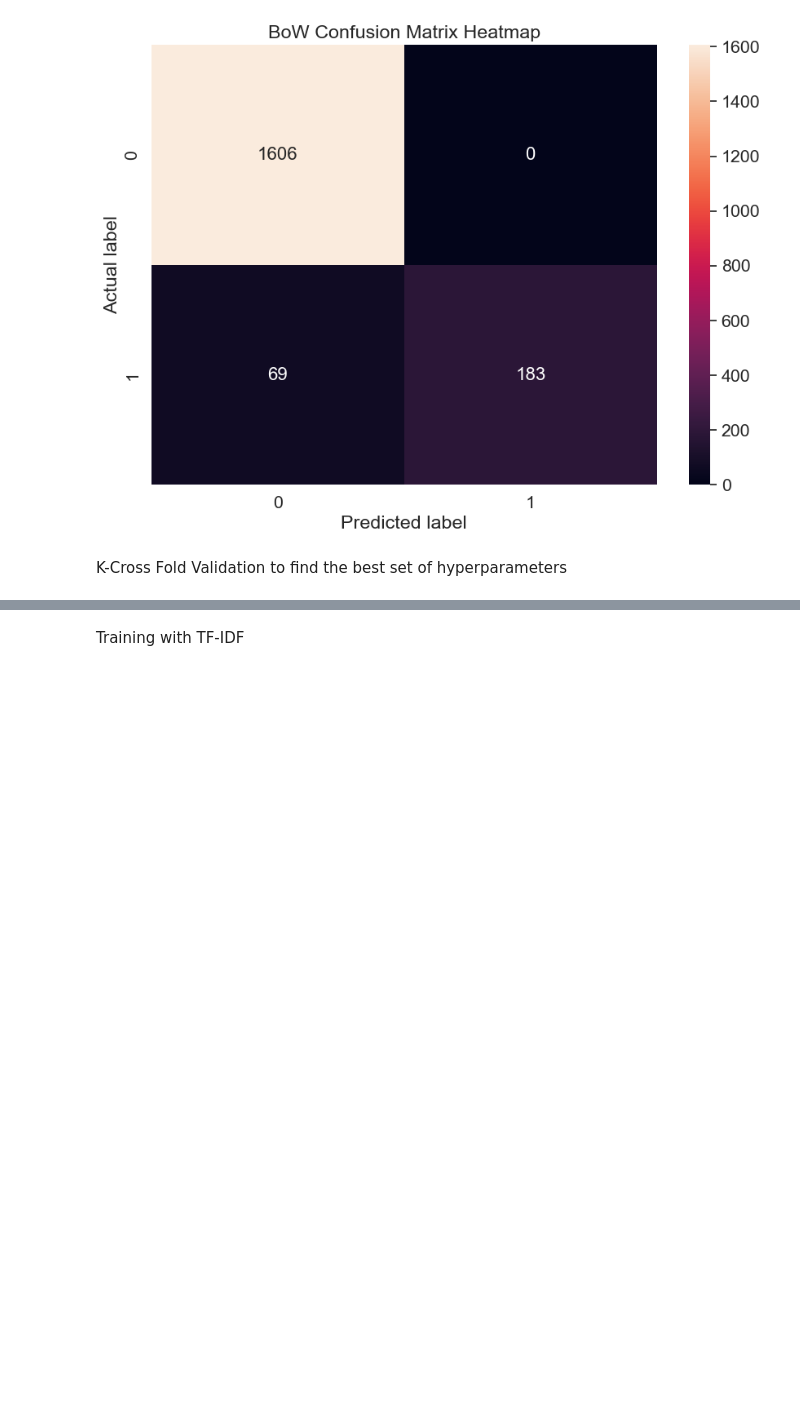
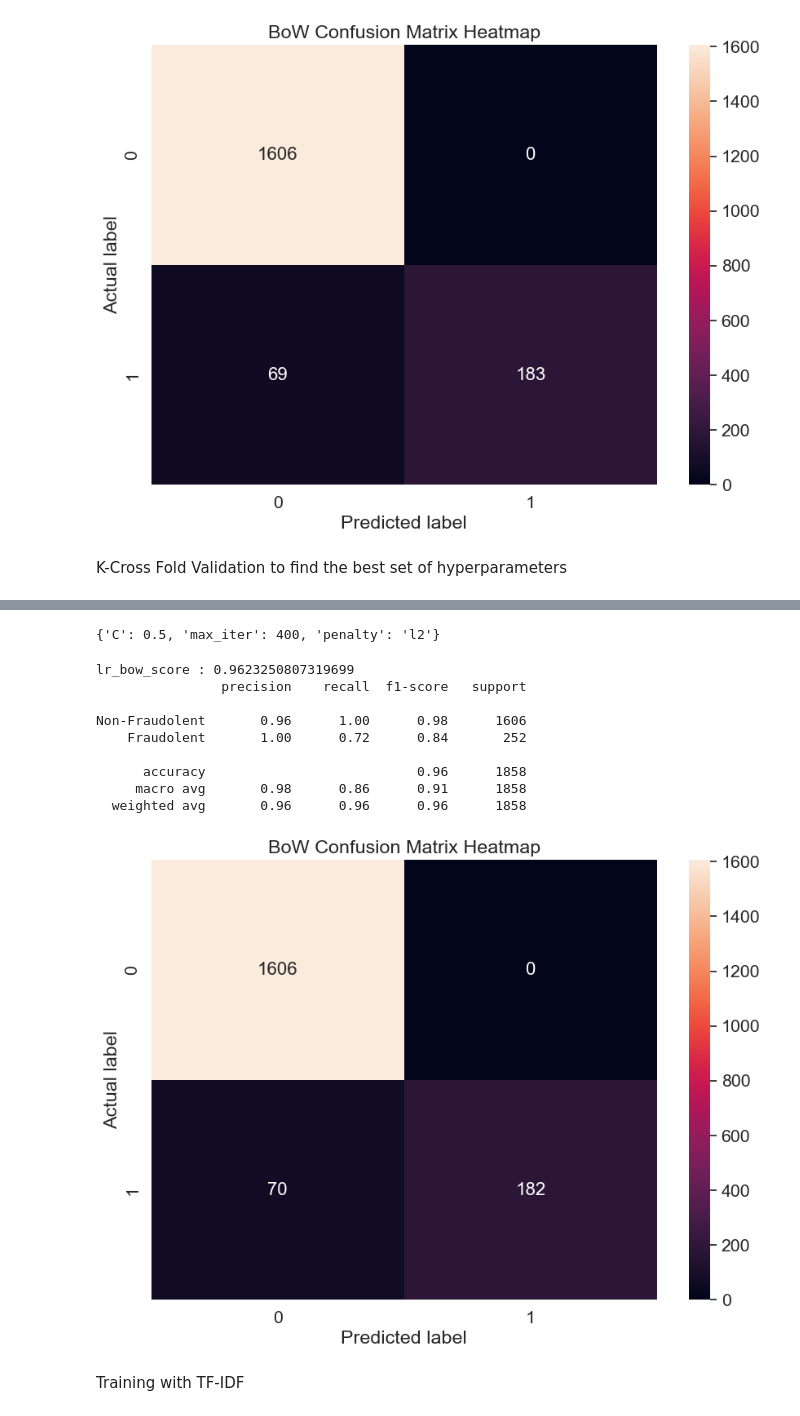
Before and after one commit to birnart/ai_safecom, a Jupyter notebook: main.ipynb, the cells around one changed output, grey strips where cells are left out. Saved outputs shown, nothing was run; the diff lists cells and outputs as text; code cells hidden in the pictures; blank space fills up the shorter version.

Commit message:
implemented very questionable hyperparameter tuning via k-cross validation for lr_bow, somehow model got worse but general frame will be usefull

```diff
--- a/main.ipynb
+++ b/main.ipynb
@@ -501,3 +495,49 @@ results_df.head()
+# %%
+params_lr = {'penalty': ["l2", "elasticnet", None], 'max_iter': [400, 500, 600, 700], 'C': [0.5, 1, 1.5]}
+
+lr_hyperparameters = k_cross_v(lr, params_lr, cv_train_text, train_sentiments)
+
+print(lr_hyperparameters)
+# %% [output]
+{'C': 0.5, 'max_iter': 400, 'penalty': 'l2'}
+# %%
+lr = LogisticRegression(penalty=lr_hyperparameters['penalty'], max_iter=lr_hyperparameters['max_iter'], C=lr_hyperparameters['C'])
+#Fitting the model for Bag of words
+lr_bow = lr.fit(cv_train_text,train_sentiments)
+
+#Predicting the model for bag of words
+lr_bow_predict=lr.predict(cv_test_text)
+# Accuracy score for bag of words
+lr_bow_score=accuracy_score(test_sentiments,lr_bow_predict)
+print("lr_bow_score :",lr_bow_score)
+
+# Classification report for bag of words
+lr_bow_report=classification_report(test_sentiments,lr_bow_predict,target_names=["Non-Fraudolent","Fraudolent"])
+print(lr_bow_report)
+
+# confusion matrix for bag of words
+cm_bow=confusion_matrix(test_sentiments,lr_bow_predict,labels=[0,1])
+# best_conf_matrices["lr_bow"] = cm_bow
+
+plt.figure(figsize=(10,7))
+sns.set(font_scale=1.4)  # for label size
+sns.heatmap(cm_bow, annot=True, annot_kws={"size": 16}, fmt='g')  # fmt='g' is a format option to suppress scientific notation
+
+plt.ylabel('Actual label')
+plt.xlabel('Predicted label')
+plt.title('BoW Confusion Matrix Heatmap')
+plt.show()
+# %% [output]
+lr_bow_score : 0.9623250807319699
+                precision    recall  f1-score   support
+
+Non-Fraudolent       0.96      1.00      0.98      1606
+    Fraudolent       1.00      0.72      0.84       252
+
+      accuracy                           0.96      1858
+     macro avg       0.98      0.86      0.91      1858
+  weighted avg       0.96      0.96      0.96      1858
+[figure, added]
 # %% [markdown]
 Training with TF-IDF
 # %%
```
Also changed, not shown: parts of 7 cells of this notebook.
